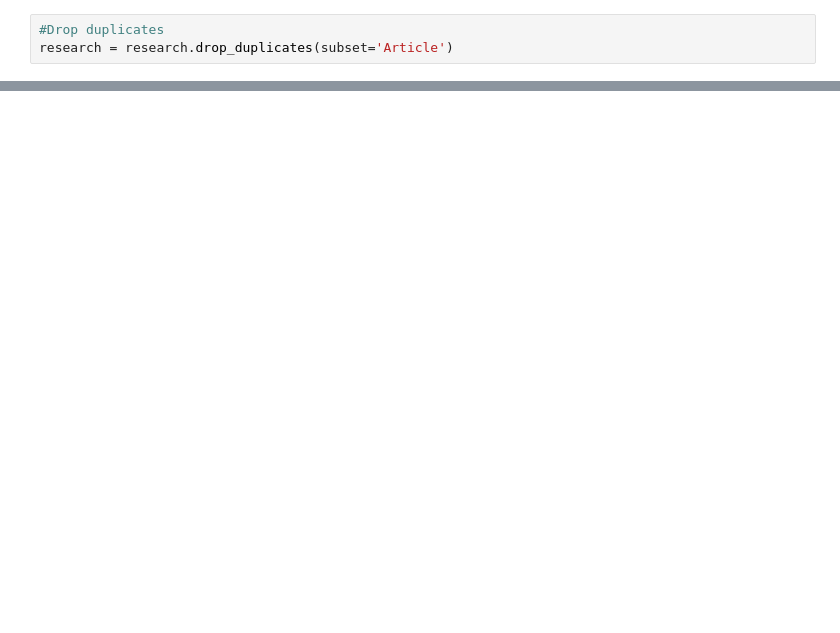
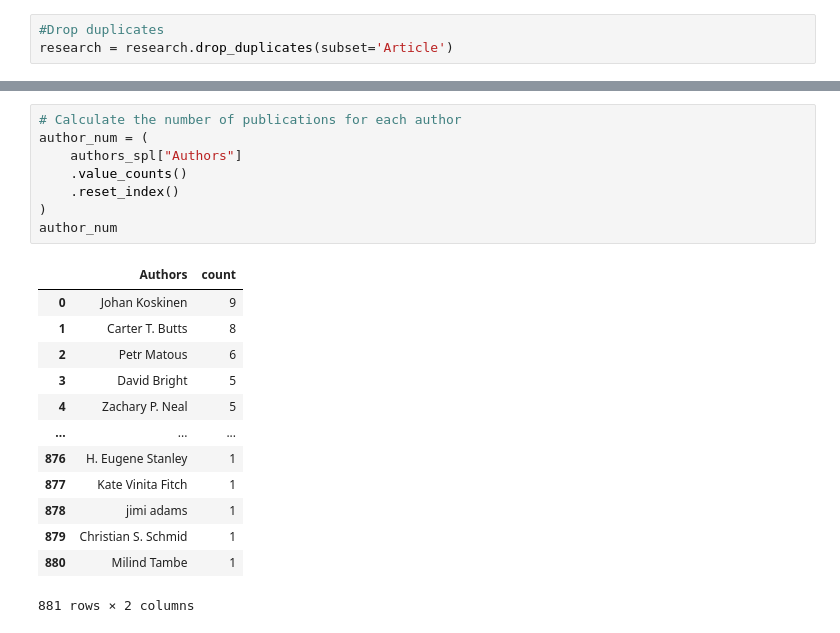
Before and after one commit to kzha355/datasci530fall2025, a Jupyter notebook: project2/Project2.ipynb, the cells around one changed output, grey strips where cells are left out. Cells and saved outputs as stored; diff of their text form; blank space fills up the shorter version.

```diff
--- a/project2/Project2.ipynb
+++ b/project2/Project2.ipynb
@@ -213,0 +380,22 @@ plt.show()
+# %%
+# Calculate the number of publications for each author
+author_num = (
+    authors_spl["Authors"]
+    .value_counts()
+    .reset_index()
+)
+author_num
+# %% [output]
+|  | Authors | count |
+| 0 | Johan Koskinen | 9 |
+| 1 | Carter T. Butts | 8 |
+| 2 | Petr Matous | 6 |
+| 3 | David Bright | 5 |
+| 4 | Zachary P. Neal | 5 |
+| ... | ... | ... |
+| 876 | H. Eugene Stanley | 1 |
+| 877 | Kate Vinita Fitch | 1 |
+| 878 | jimi adams | 1 |
+| 879 | Christian S. Schmid | 1 |
+| 880 | Milind Tambe | 1 |
+881 rows × 2 columns
```
Also changed, not shown: parts of 25 cells of this notebook, 3 other files.
